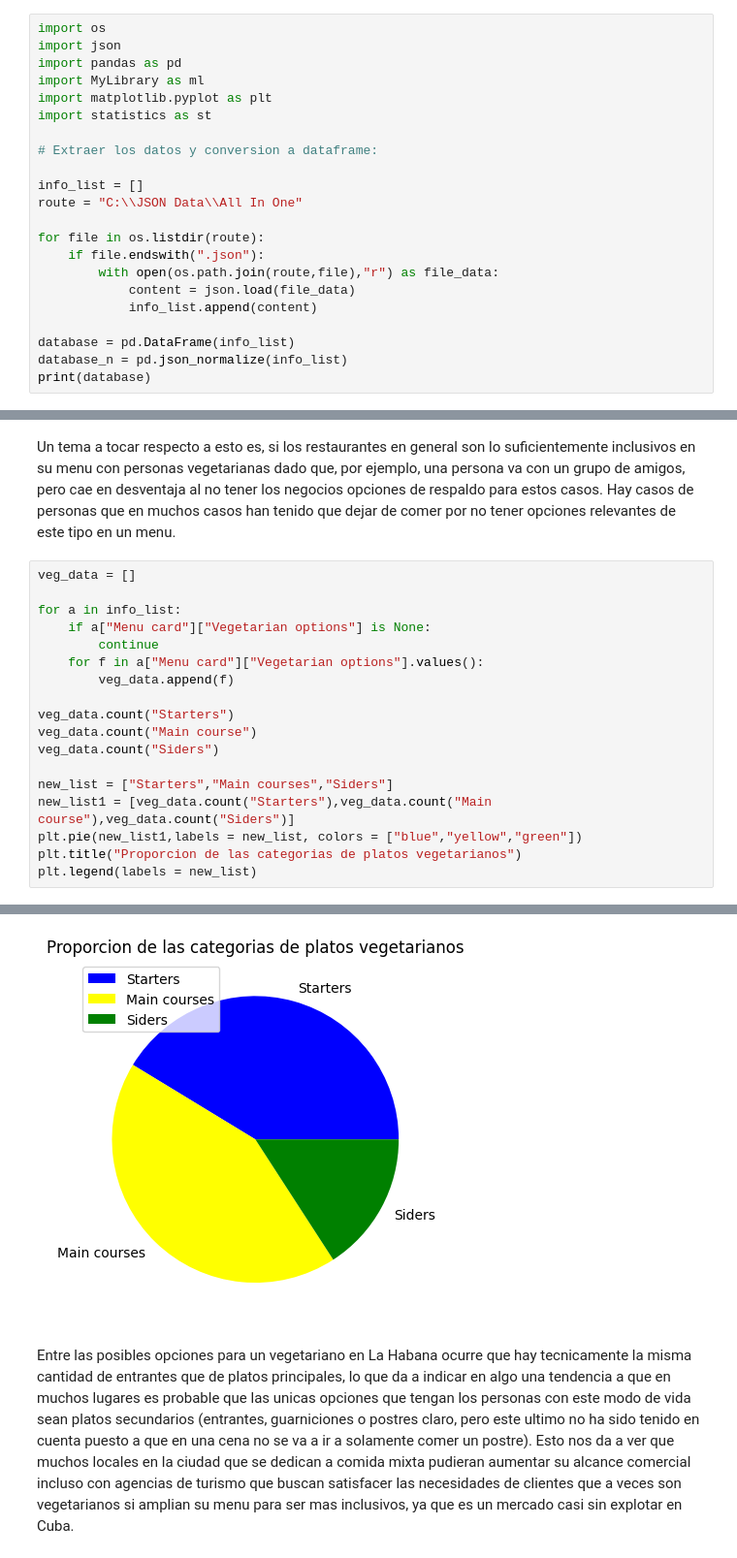
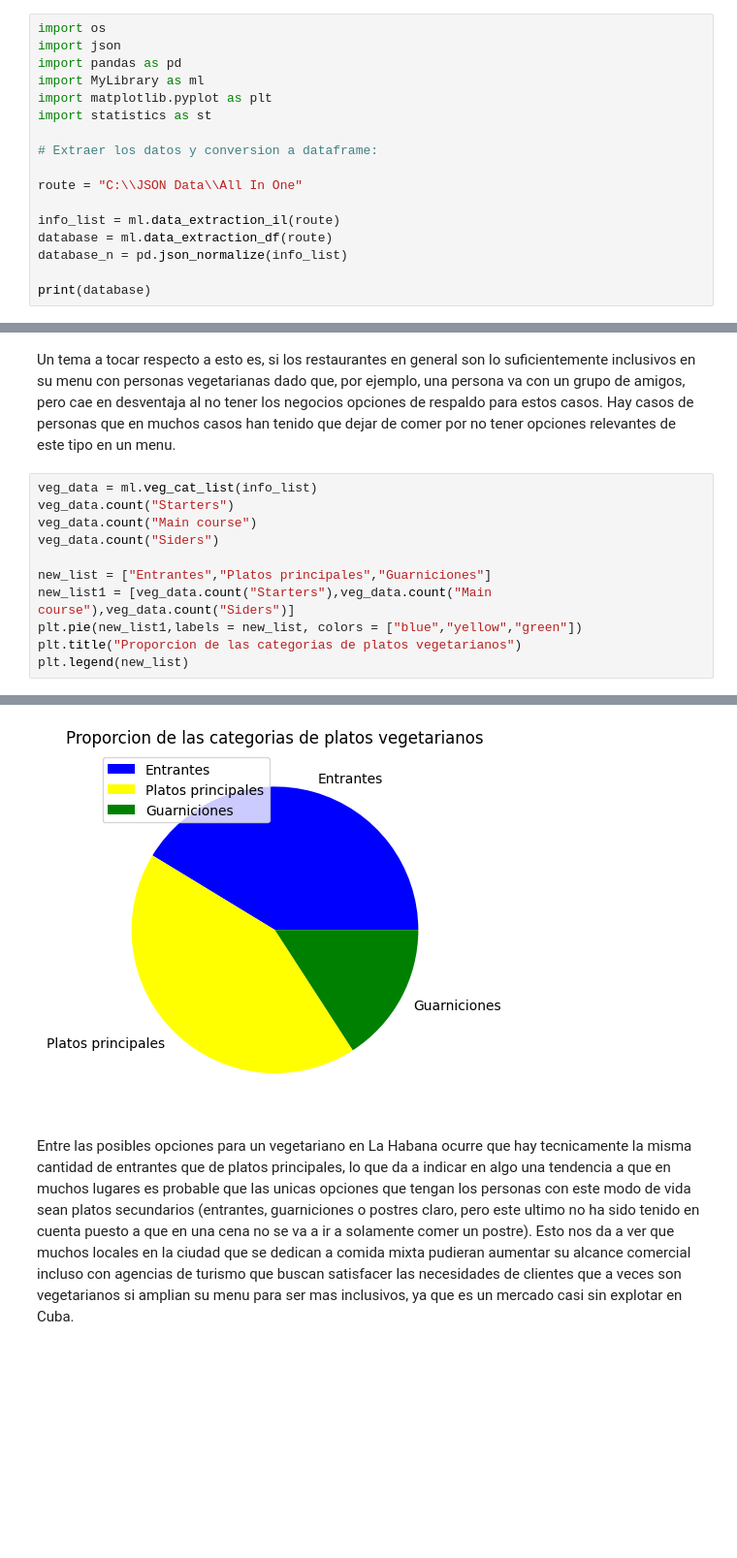
Before and after one commit to cesa-lang/Proyecto-ICD-1er-semestre, a Jupyter notebook: Analisis de Pro-ICD.ipynb, the cells around one changed output, grey strips where cells are left out. Shown: that part at 97% size. Saved outputs shown, nothing was run; the diff lists cells and outputs as text; blank space fills up the shorter version.

```diff
--- a/Analisis de Pro-ICD.ipynb
+++ b/Analisis de Pro-ICD.ipynb
@@ -17,17 +17,12 @@ import statistics as st
 
 # Extraer los datos y conversion a dataframe:
 
-info_list = []
 route = "C:\\JSON Data\\All In One"
 
-for file in os.listdir(route):
-    if file.endswith(".json"):
-        with open(os.path.join(route,file),"r") as file_data:
-            content = json.load(file_data)
-            info_list.append(content)
+info_list = ml.data_extraction_il(route)
+database = ml.data_extraction_df(route)
+database_n = pd.json_normalize(info_list)
 
-database = pd.DataFrame(info_list)
-database_n = pd.json_normalize(info_list)
 print(database)
 # %% [output]
                 Place                                           Location  \
@@ -212,26 +166,19 @@ Name: 0, dtype: int64
 # %% [markdown]
 Un tema a tocar respecto a esto es, si los restaurantes en general son lo suficientemente inclusivos en su menu con personas vegetarianas dado que, por ejemplo, una persona va con un grupo de amigos, pero cae en desventaja al no tener los negocios opciones de respaldo para estos casos. Hay casos de personas que en muchos casos han tenido que dejar de comer por no tener opciones relevantes de este tipo en un menu.
 # %%
-veg_data = []
-
-for a in info_list:
-    if a["Menu card"]["Vegetarian options"] is None:
-        continue
-    for f in a["Menu card"]["Vegetarian options"].values():
-        veg_data.append(f)
-
+veg_data = ml.veg_cat_list(info_list)
 veg_data.count("Starters")
 veg_data.count("Main course")
 veg_data.count("Siders")
 
-new_list = ["Starters","Main courses","Siders"]
+new_list = ["Entrantes","Platos principales","Guarniciones"]
 new_list1 = [veg_data.count("Starters"),veg_data.count("Main course"),veg_data.count("Siders")]
 plt.pie(new_list1,labels = new_list, colors = ["blue","yellow","green"])
 plt.title("Proporcion de las categorias de platos vegetarianos")
-plt.legend(labels = new_list)
+plt.legend(new_list)
 # %% [output]
 <matplotlib.legend.Legend at 0x...>
-[figure, old version]
+[figure, new version]
 # %% [markdown]
 Entre las posibles opciones para un vegetariano en La Habana ocurre que hay tecnicamente la misma cantidad de entrantes que de platos principales, lo que da a indicar en algo una tendencia a que en muchos lugares es probable que las unicas opciones que tengan los personas con este modo de vida sean platos secundarios (entrantes, guarniciones o postres claro, pero este ultimo no ha sido tenido en cuenta puesto a que en una cena no se va a ir a solamente comer un postre). Esto nos da a ver que muchos locales en la ciudad que se dedican a comida mixta pudieran aumentar su alcance comercial incluso con agencias de turismo que buscan satisfacer las necesidades de clientes que a veces son vegetarianos si amplian su menu para ser mas inclusivos, ya que es un mercado casi sin explotar en Cuba.
 # %% [markdown]
```
Also changed, not shown: parts of 25 cells of this notebook.
